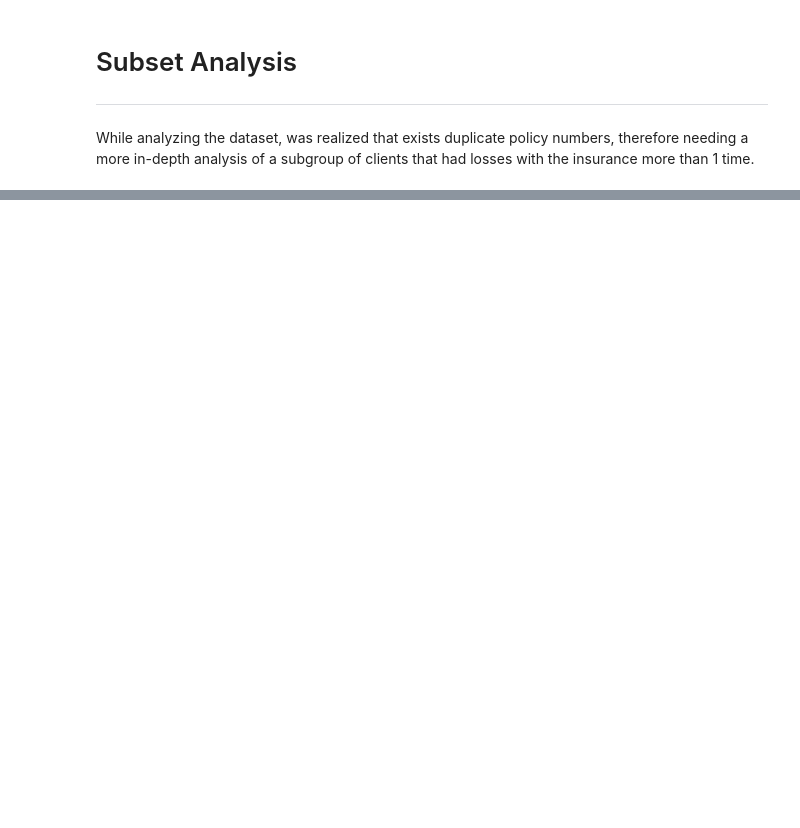
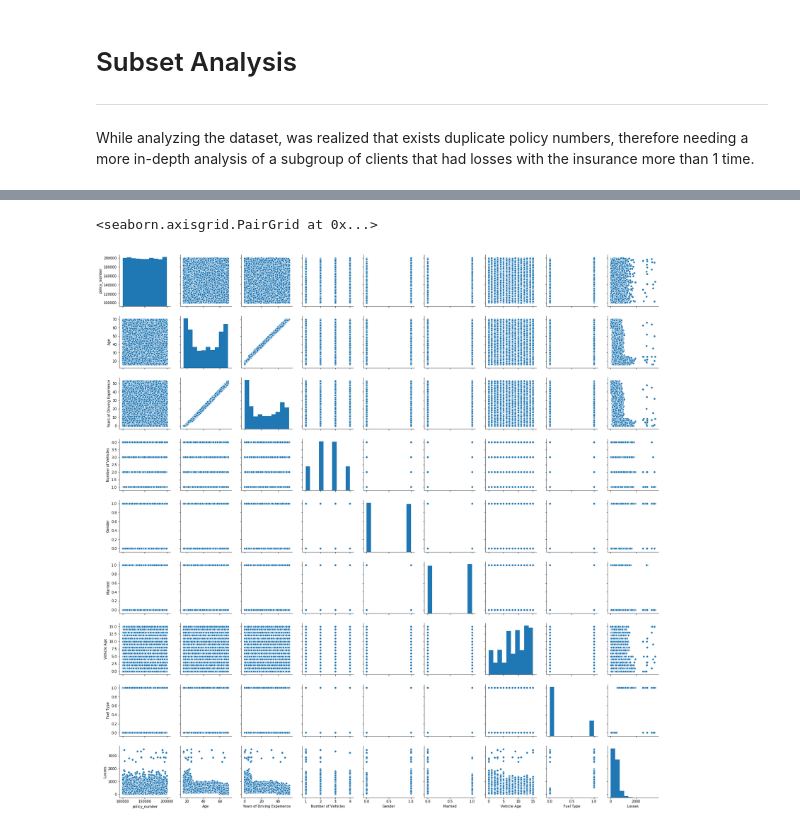
Before and after one commit to data-alchemists/alchemists-book-of-datasets, a Jupyter notebook: udemy_insurance_analysis/P_Insurance.ipynb, the cells around one changed output, grey strips where cells are left out. Cells and saved outputs as stored; diff of their text form; code cells hidden in the pictures; blank space fills up the shorter version.

```diff
--- a/udemy_insurance_analysis/P_Insurance.ipynb
+++ b/udemy_insurance_analysis/P_Insurance.ipynb
@@ -149,0 +219,5 @@ b.plot()
+# %%
+sns.pairplot(df)
+# %% [output]
+<seaborn.axisgrid.PairGrid at 0x...>
+[figure, added]
```
Also changed, not shown: parts of 27 cells of this notebook.
